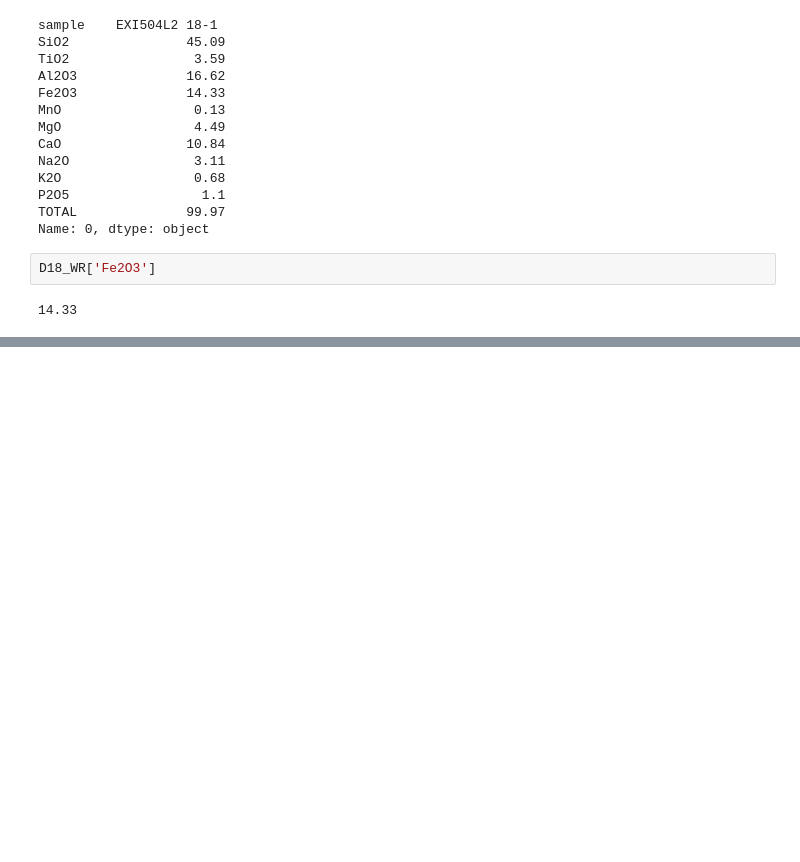
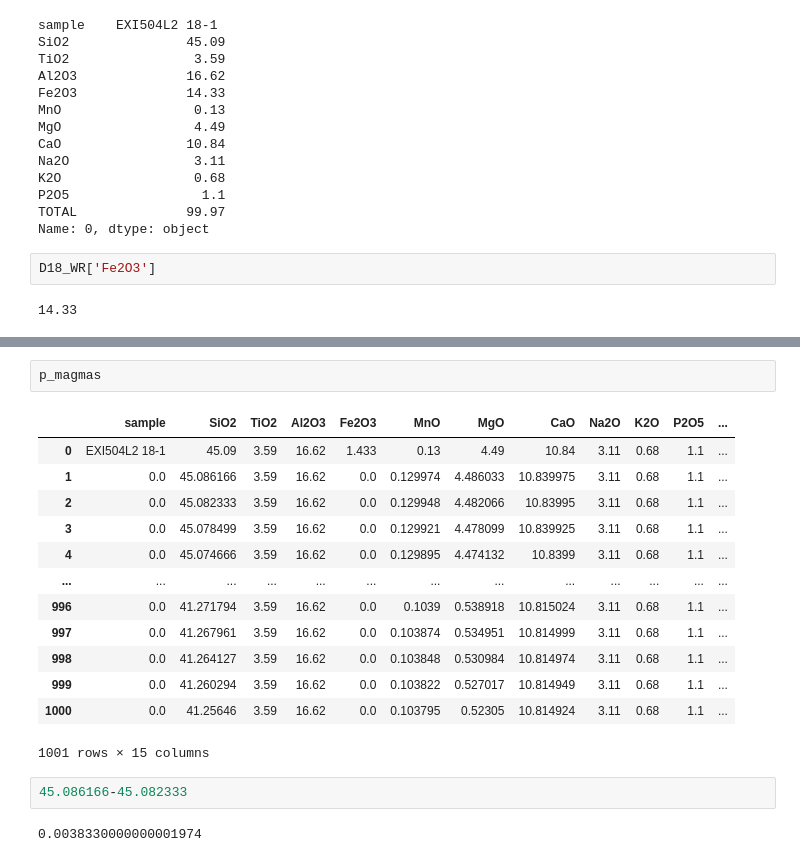
Before and after one commit to jonathantree/Geothermometry_Error_Analysis, a Jupyter notebook: jupyter_notebooks/Thermometry.ipynb, the cells around one changed output, grey strips where cells are left out. Saved outputs shown, nothing was run; the diff lists cells and outputs as text; blank space fills up the shorter version.

```diff
--- a/jupyter_notebooks/Thermometry.ipynb
+++ b/jupyter_notebooks/Thermometry.ipynb
@@ -585,0 +964,20 @@ Name: 0, dtype: object
+# %%
+p_magmas
+# %% [output]
+|  | sample | SiO2 | TiO2 | Al2O3 | Fe2O3 | MnO | MgO | CaO | Na2O | K2O | P2O5 | ... |
+| 0 | EXI504L2 18-1 | 45.09 | 3.59 | 16.62 | 1.433 | 0.13 | 4.49 | 10.84 | 3.11 | 0.68 | 1.1 | ... |
+| 1 | 0.0 | 45.086166 | 3.59 | 16.62 | 0.0 | 0.129974 | 4.486033 | 10.839975 | 3.11 | 0.68 | 1.1 | ... |
+| 2 | 0.0 | 45.082333 | 3.59 | 16.62 | 0.0 | 0.129948 | 4.482066 | 10.83995 | 3.11 | 0.68 | 1.1 | ... |
+| 3 | 0.0 | 45.078499 | 3.59 | 16.62 | 0.0 | 0.129921 | 4.478099 | 10.839925 | 3.11 | 0.68 | 1.1 | ... |
+| 4 | 0.0 | 45.074666 | 3.59 | 16.62 | 0.0 | 0.129895 | 4.474132 | 10.8399 | 3.11 | 0.68 | 1.1 | ... |
+| ... | ... | ... | ... | ... | ... | ... | ... | ... | ... | ... | ... | ... |
+| 996 | 0.0 | 41.271794 | 3.59 | 16.62 | 0.0 | 0.1039 | 0.538918 | 10.815024 | 3.11 | 0.68 | 1.1 | ... |
+| 997 | 0.0 | 41.267961 | 3.59 | 16.62 | 0.0 | 0.103874 | 0.534951 | 10.814999 | 3.11 | 0.68 | 1.1 | ... |
+| 998 | 0.0 | 41.264127 | 3.59 | 16.62 | 0.0 | 0.103848 | 0.530984 | 10.814974 | 3.11 | 0.68 | 1.1 | ... |
+| 999 | 0.0 | 41.260294 | 3.59 | 16.62 | 0.0 | 0.103822 | 0.527017 | 10.814949 | 3.11 | 0.68 | 1.1 | ... |
+| 1000 | 0.0 | 41.25646 | 3.59 | 16.62 | 0.0 | 0.103795 | 0.52305 | 10.814924 | 3.11 | 0.68 | 1.1 | ... |
+1001 rows × 15 columns
+# %%
+45.086166-45.082333
+# %% [output]
+0.0038330000000001974
```
Also changed, not shown: parts of 40 cells of this notebook, 9 other files.
